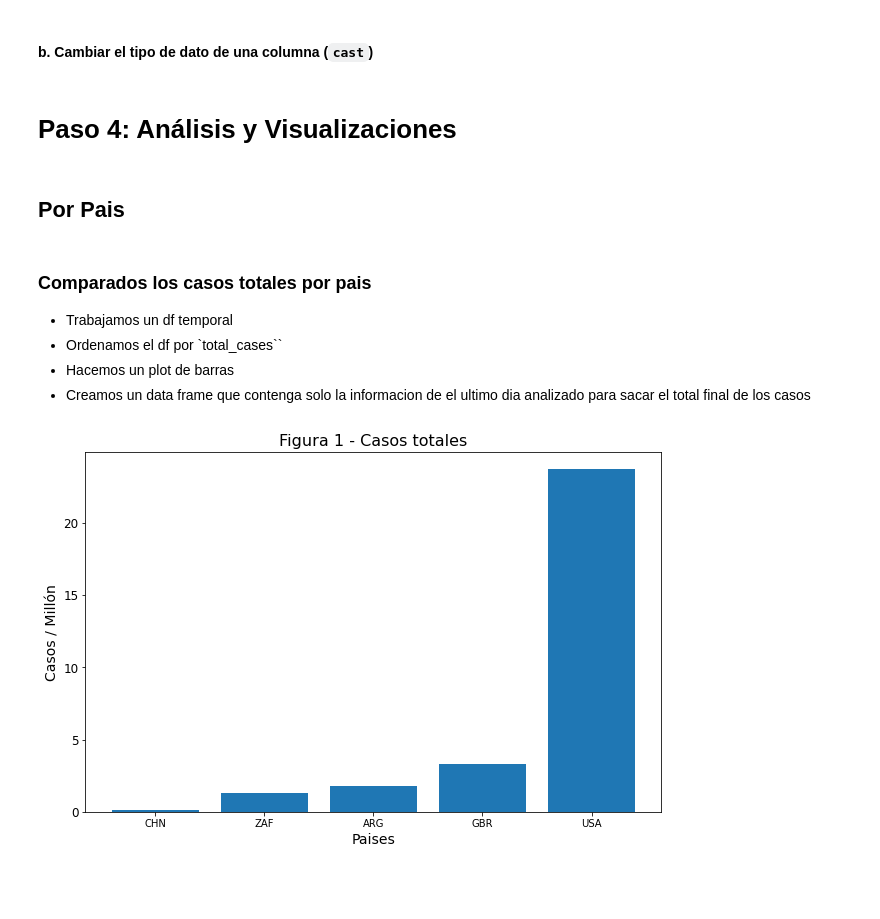
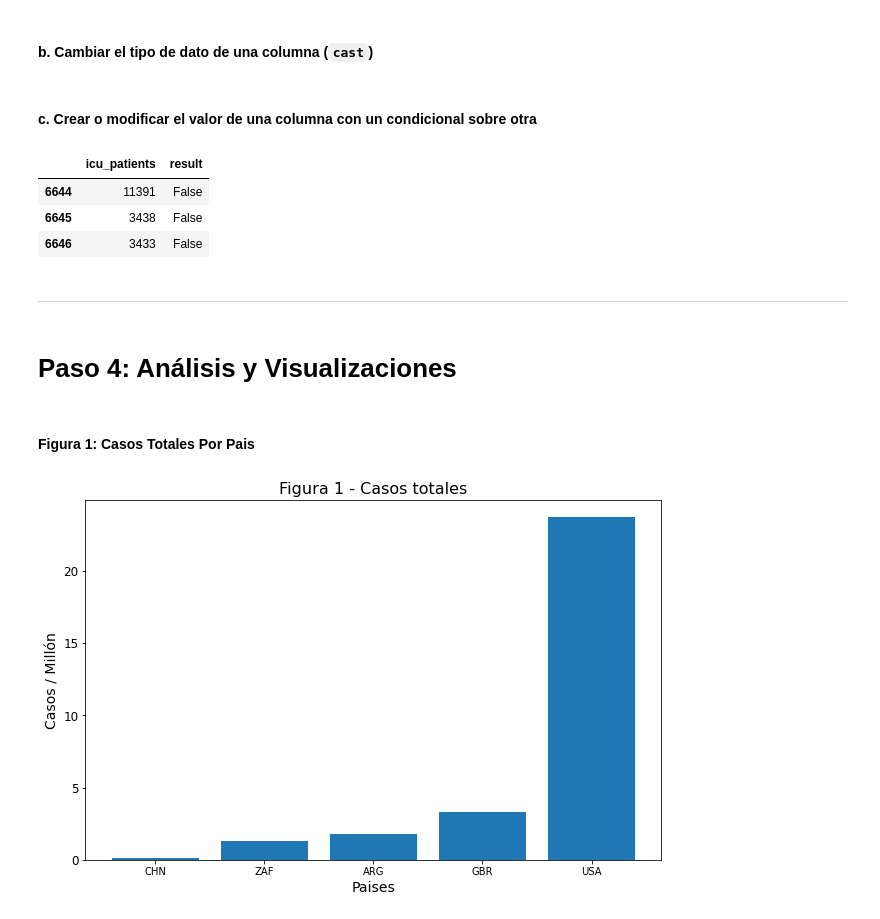
Before and after one commit to ri1965/Toolkits, a Jupyter notebook: Template_TP.ipynb, the cells around one changed output. Drawn from its saved outputs; the diff is of its cells as text; code cells hidden in the pictures; blank space fills up the shorter version.

```diff
--- a/Template_TP.ipynb
+++ b/Template_TP.ipynb
@@ -150,14 +147,20 @@ df_final['total_vaccinations'] = df_final['total_vaccinations'].astype(int)
 df_final['people_vaccinated'] = df_final['people_vaccinated'].astype(int)
 df_final['people_fully_vaccinated'] = df_final['people_fully_vaccinated'].astype(int)
 df_final['total_boosters'] = df_final['total_boosters'].astype(int)
+# %% [markdown]
+#### c. Crear o modificar el valor de una columna con un condicional sobre otra
+# %%
+df_final["result"] = np.where(df_final["icu_patients"] >  12000, 'True', 'False')
+df_final[['icu_patients', 'result']].head(3)
+# %% [output]
+|  | icu_patients | result |
+| 6644 | 11391 | False |
+| 6645 | 3438 | False |
+| 6646 | 3433 | False |
+# %% [markdown]
+---
 # %% [markdown]
 # Paso 4: Análisis y Visualizaciones
 # %% [markdown]
-## Por Pais
+#### Figura 1: Casos Totales Por Pais
-# %% [markdown]
-### Comparados los casos totales por pais
-- Trabajamos un df temporal
-- Ordenamos el df por `total_cases``
-- Hacemos un plot de barras
-- Creamos un data frame que contenga solo la informacion de el ultimo dia analizado para sacar el total final de los casos
 # %%
```
Also changed, not shown: parts of 27 cells of this notebook.
